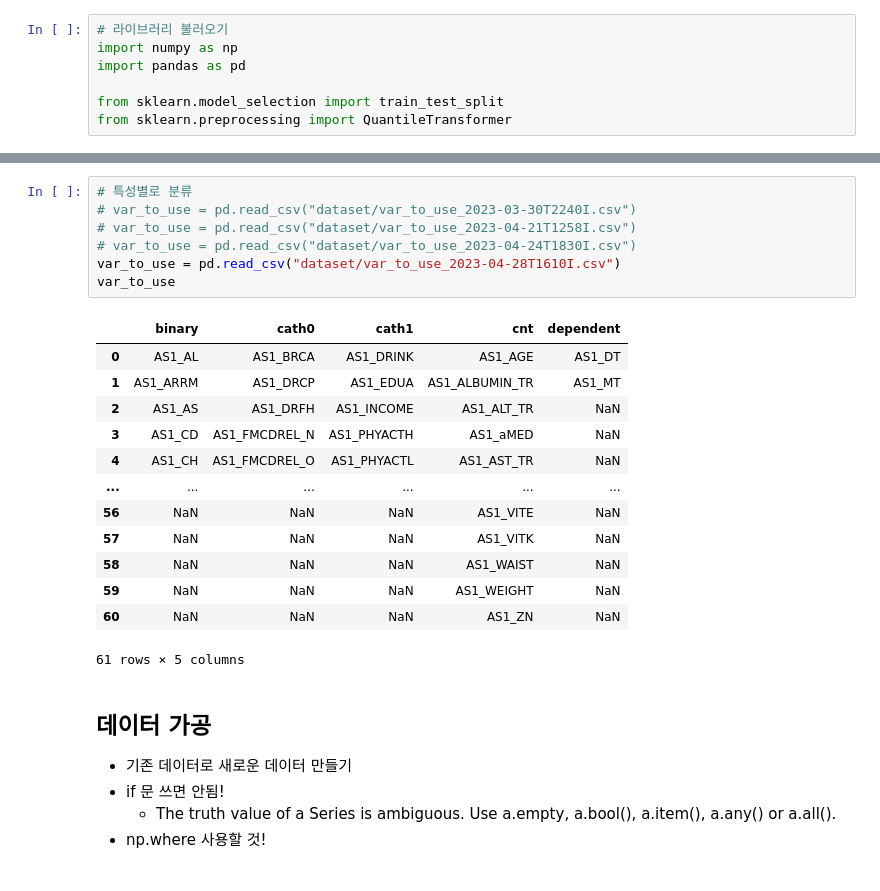
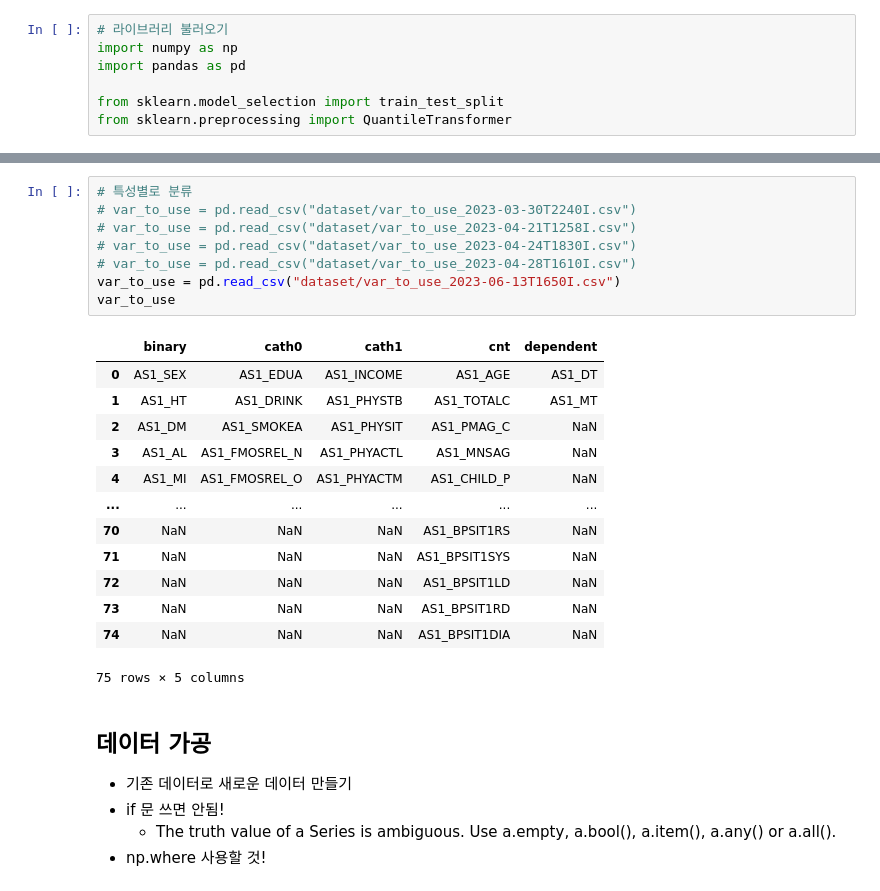
Before and after one commit to SH22Hwang/KoGES_OP, a Jupyter notebook: preprocessing.ipynb, the cells around one changed output, grey strips where cells are left out. Cells and saved outputs as stored; diff of their text form.

```diff
--- a/preprocessing.ipynb
+++ b/preprocessing.ipynb
@@ -71,24 +71,25 @@ KeyError: 'AS1_OP'
 # %%
 # 특성별로 분류
 # var_to_use = pd.read_csv("dataset/var_to_use_2023-03-30T2240I.csv")
 # var_to_use = pd.read_csv("dataset/var_to_use_2023-04-21T1258I.csv")
 # var_to_use = pd.read_csv("dataset/var_to_use_2023-04-24T1830I.csv")
-var_to_use = pd.read_csv("dataset/var_to_use_2023-04-28T1610I.csv")
+# var_to_use = pd.read_csv("dataset/var_to_use_2023-04-28T1610I.csv")
+var_to_use = pd.read_csv("dataset/var_to_use_2023-06-13T1650I.csv")
 var_to_use
 # %% [output]
 |  | binary | cath0 | cath1 | cnt | dependent |
-| 0 | AS1_AL | AS1_BRCA | AS1_DRINK | AS1_AGE | AS1_DT |
-| 1 | AS1_ARRM | AS1_DRCP | AS1_EDUA | AS1_ALBUMIN_TR | AS1_MT |
-| 2 | AS1_AS | AS1_DRFH | AS1_INCOME | AS1_ALT_TR | NaN |
-| 3 | AS1_CD | AS1_FMCDREL_N | AS1_PHYACTH | AS1_aMED | NaN |
-| 4 | AS1_CH | AS1_FMCDREL_O | AS1_PHYACTL | AS1_AST_TR | NaN |
+| 0 | AS1_SEX | AS1_EDUA | AS1_INCOME | AS1_AGE | AS1_DT |
+| 1 | AS1_HT | AS1_DRINK | AS1_PHYSTB | AS1_TOTALC | AS1_MT |
+| 2 | AS1_DM | AS1_SMOKEA | AS1_PHYSIT | AS1_PMAG_C | NaN |
+| 3 | AS1_AL | AS1_FMOSREL_N | AS1_PHYACTL | AS1_MNSAG | NaN |
+| 4 | AS1_MI | AS1_FMOSREL_O | AS1_PHYACTM | AS1_CHILD_P | NaN |
 | ... | ... | ... | ... | ... | ... |
-| 56 | NaN | NaN | NaN | AS1_VITE | NaN |
-| 57 | NaN | NaN | NaN | AS1_VITK | NaN |
-| 58 | NaN | NaN | NaN | AS1_WAIST | NaN |
-| 59 | NaN | NaN | NaN | AS1_WEIGHT | NaN |
-| 60 | NaN | NaN | NaN | AS1_ZN | NaN |
+| 70 | NaN | NaN | NaN | AS1_BPSIT1RS | NaN |
+| 71 | NaN | NaN | NaN | AS1_BPSIT1SYS | NaN |
+| 72 | NaN | NaN | NaN | AS1_BPSIT1LD | NaN |
+| 73 | NaN | NaN | NaN | AS1_BPSIT1RD | NaN |
+| 74 | NaN | NaN | NaN | AS1_BPSIT1DIA | NaN |
-61 rows × 5 columns
+75 rows × 5 columns
 # %% [markdown]
 ## 데이터 가공
 
```
Also changed, not shown: parts of 21 cells of this notebook.
